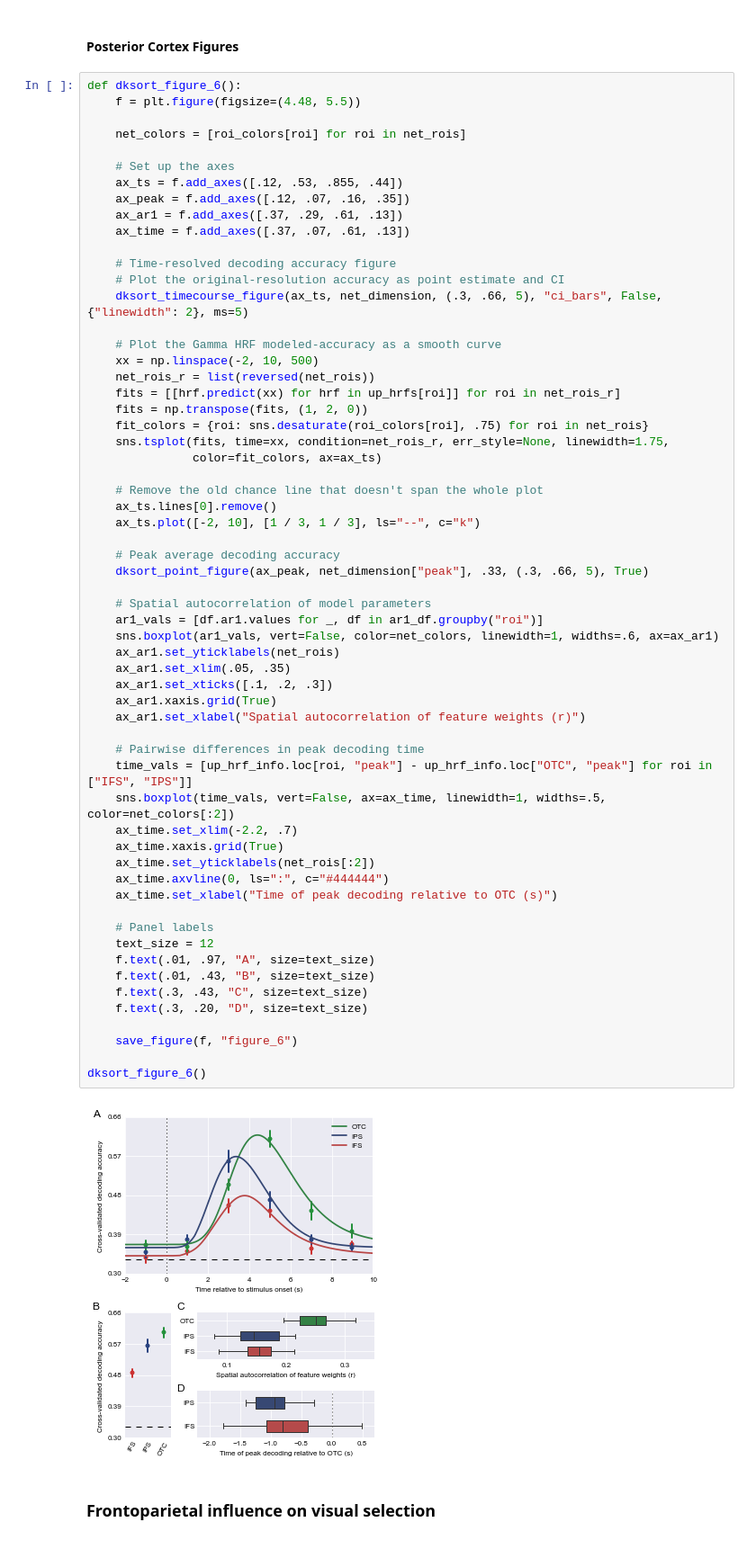
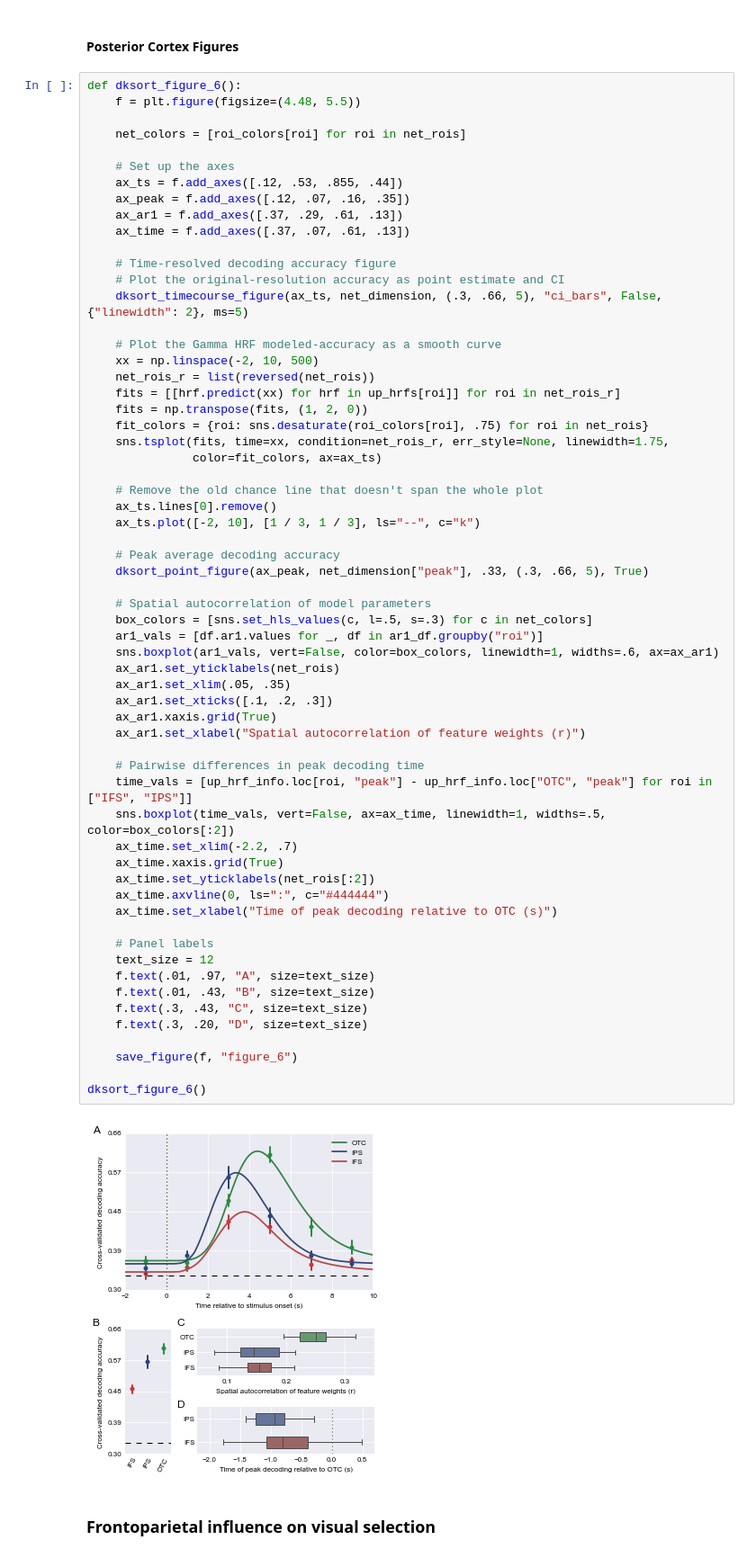
Before and after one commit to WagnerLabPapers/Waskom_JNeurosci_2014, a Jupyter notebook: Main_Analysis.ipynb, the cells around one changed output. Shown at 90% size. Saved outputs shown, nothing was run; the diff lists cells and outputs as text.

Commit message:
Desaturating figure_6 boxplots

```diff
--- a/Main_Analysis.ipynb
+++ b/Main_Analysis.ipynb
@@ -1406,36 +1406,37 @@ def dksort_figure_6():
     # Peak average decoding accuracy
     dksort_point_figure(ax_peak, net_dimension["peak"], .33, (.3, .66, 5), True)
 
     # Spatial autocorrelation of model parameters
+    box_colors = [sns.set_hls_values(c, l=.5, s=.3) for c in net_colors]
     ar1_vals = [df.ar1.values for _, df in ar1_df.groupby("roi")]
-    sns.boxplot(ar1_vals, vert=False, color=net_colors, linewidth=1, widths=.6, ax=ax_ar1)
+    sns.boxplot(ar1_vals, vert=False, color=box_colors, linewidth=1, widths=.6, ax=ax_ar1)
     ax_ar1.set_yticklabels(net_rois)
     ax_ar1.set_xlim(.05, .35)
     ax_ar1.set_xticks([.1, .2, .3])
     ax_ar1.xaxis.grid(True)
     ax_ar1.set_xlabel("Spatial autocorrelation of feature weights (r)")
 
     # Pairwise differences in peak decoding time
     time_vals = [up_hrf_info.loc[roi, "peak"] - up_hrf_info.loc["OTC", "peak"] for roi in ["IFS", "IPS"]]
-    sns.boxplot(time_vals, vert=False, ax=ax_time, linewidth=1, widths=.5, color=net_colors[:2])
+    sns.boxplot(time_vals, vert=False, ax=ax_time, linewidth=1, widths=.5, color=box_colors[:2])
     ax_time.set_xlim(-2.2, .7)
     ax_time.xaxis.grid(True)
     ax_time.set_yticklabels(net_rois[:2])
     ax_time.axvline(0, ls=":", c="#444444")
     ax_time.set_xlabel("Time of peak decoding relative to OTC (s)")
 
     # Panel labels
     text_size = 12
     f.text(.01, .97, "A", size=text_size)
     f.text(.01, .43, "B", size=text_size)
     f.text(.3, .43, "C", size=text_size)
     f.text(.3, .20, "D", size=text_size)
 
     save_figure(f, "figure_6")
 
 dksort_figure_6()
 # %% [output]
-[figure, old version]
+[figure, new version]
 # %% [markdown]
 ### Frontoparietal influence on visual selection
 # %% [markdown]
```
Also changed, not shown: 1 other file.
